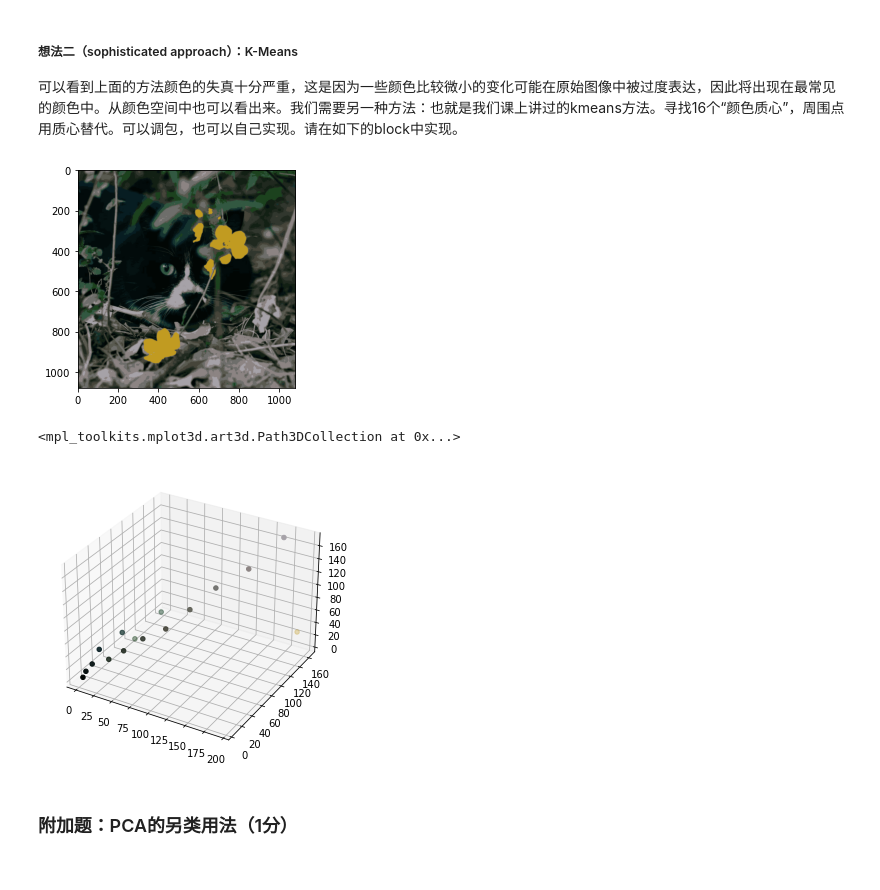
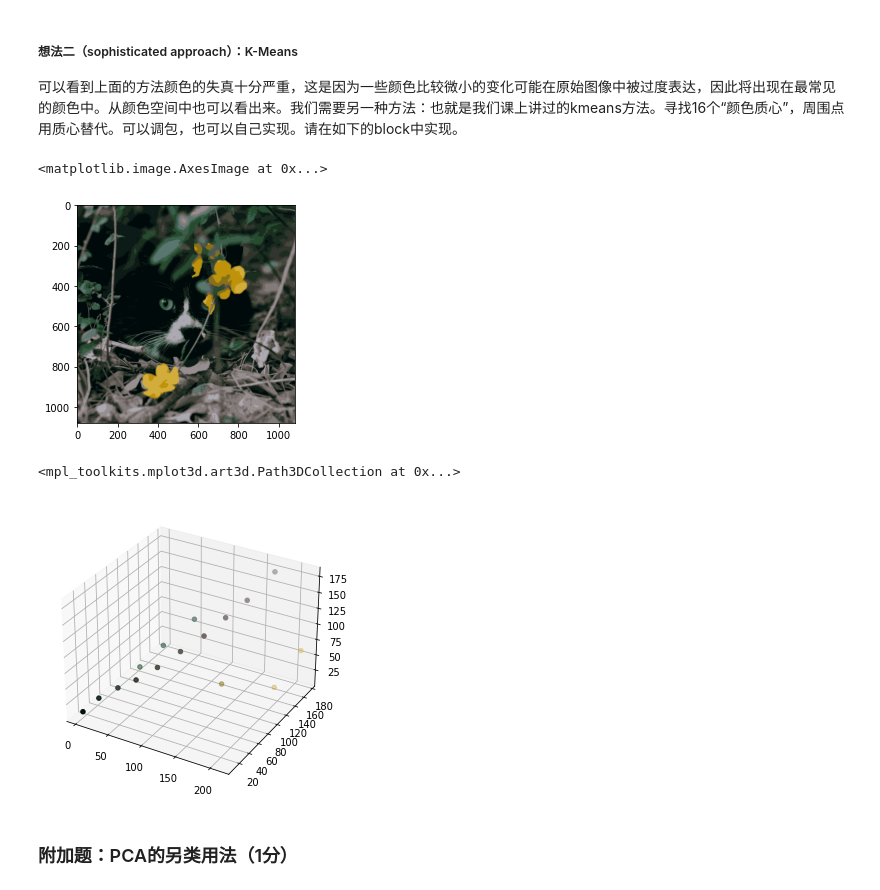
Before and after one commit to GengYiran/Deep-Python, a Jupyter notebook: Homework/HW7_0321_updated/HW7.ipynb, the cells around one changed output. Saved outputs shown, nothing was run; the diff lists cells and outputs as text; code cells hidden in the pictures.

```diff
--- a/Homework/HW7_0321_updated/HW7.ipynb
+++ b/Homework/HW7_0321_updated/HW7.ipynb
@@ -39,2 +42,8 @@ print(B)
 # %%
 # 使用nditer，TODO
+c = []
+
+for i in np.nditer(A):
+	for j in np.nditer(B):
+		c.append(1/(i-j))
+print(np.array(c).reshape((A.shape[0], B.shape[1])))
@@ -173,7 +194,7 @@ import numpy as np
 # 载入数据集，不用操作
 maturities=list(range(1,31))
 
-path='./YC-dataset.csv'
+path='./YC-Dataset.csv'
 
 dateparse = lambda x: pd.datetime.strptime(x, '%Y-%m-%d')
 yields_df = (pd.read_csv(path,index_col='TIME_PERIOD',parse_dates=['TIME_PERIOD'],date_parser=dateparse)).iloc[:,9:] # 不要月度的
@@ -216,3 +237,14 @@ yields = yields_df.to_numpy() # 可以选择用numpy，也建议用numpy
 ### 2.1.1 用PCA提取主成分：（记得数据标准化，可以考虑用sklearn.preprocessing模块）
 # %%
 # todo
+from sklearn.preprocessing import StandardScaler
+
+X_std = StandardScaler().fit_transform(yields)
+mean_vec = np.mean(X_std, axis = 0)
+cov_mat = np.cov(X_std.T)
+print(cov_mat.shape)
+eig_vals, eig_vecs = np.linalg.eig(cov_mat)
+eig_pairs = [(np.abs(eig_vals[i]), eig_vecs[:,i]) for i in range(len(eig_vals))]
+eig_pairs.sort(key = lambda x:x[0], reverse = True)
+print(eig_pairs[0][0])
+print(eig_pairs[0][1].shape)
@@ -224,3 +274,9 @@ yields = yields_df.to_numpy() # 可以选择用numpy，也建议用numpy
 ### 2.1.3 计算每个主成分解释的方差，并以合理的可视化。（如：柱状图，折线图，表格，可以参考PPT等）
 # %%
 # todo
+var = np.empty(len(eig_pairs))
+for i in range(len(eig_pairs)):
+    var[i] = np.var(np.dot(eig_pairs[i][1],X_std.T).reshape(-1))
+a0 = range(len(eig_pairs))
+plt.plot(a0,var)
+plt.legend(["Var"])
@@ -312,8 +434,22 @@ plt.show(ax)
 可以看到上面的方法颜色的失真十分严重，这是因为一些颜色比较微小的变化可能在原始图像中被过度表达，因此将出现在最常见的颜色中。从颜色空间中也可以看出来。我们需要另一种方法：也就是我们课上讲过的kmeans方法。寻找16个“颜色质心”，周围点用质心替代。可以调包，也可以自己实现。请在如下的block中实现。
 # %%
 # todo
+from sklearn.cluster import KMeans
+k_res = KMeans(n_clusters=16).fit(I)
+centroids = k_res.cluster_centers_
+img_label = k_res.labels_
+
+k_img = np.zeros_like(img)
+img_label = img_label.reshape(shape[0], shape[1])
+
+for i in range(shape[0]):
+    for j in range(shape[1]):
+        k_img[i][j] = centroids[img_label[i][j]]
+
+plt.imshow(k_img)
 # %% [output]
+<matplotlib.image.AxesImage at 0x...>
-[figure, old version]
+[figure, new version]
 # %%
 from mpl_toolkits.mplot3d import Axes3D
 # 这里面的centroids是我存的颜色质心，你完全可以自己定义。
@@ -324,7 +460,7 @@ ax = Axes3D(fig)
 ax.scatter(centroids[:,0],centroids[:,1],centroids[:,2],c=centroids.reshape(-1, 3)/255)
 # %% [output]
 <mpl_toolkits.mplot3d.art3d.Path3DCollection at 0x...>
-[figure, old version]
+[figure, new version]
 # %% [markdown]
 ### 附加题：PCA的另类用法（1分）
 # %% [markdown]
```
Also changed, not shown: parts of 18 cells of this notebook, 19 other files.
